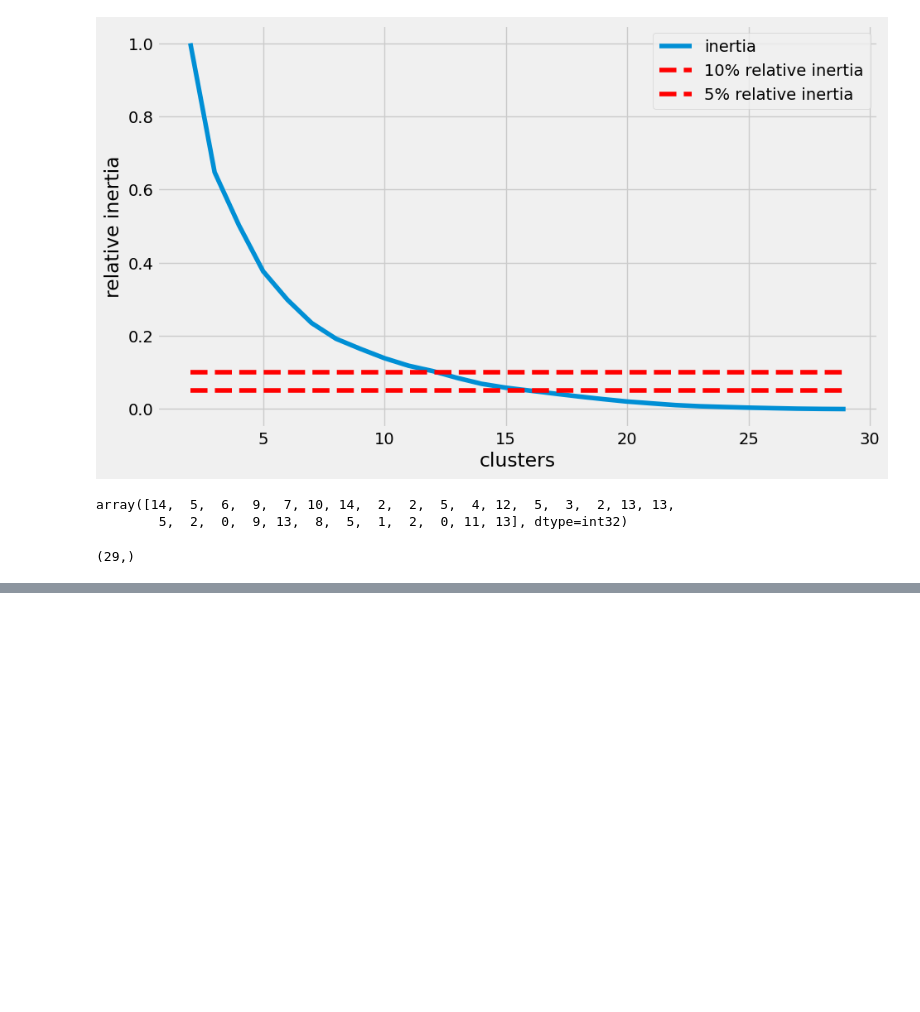
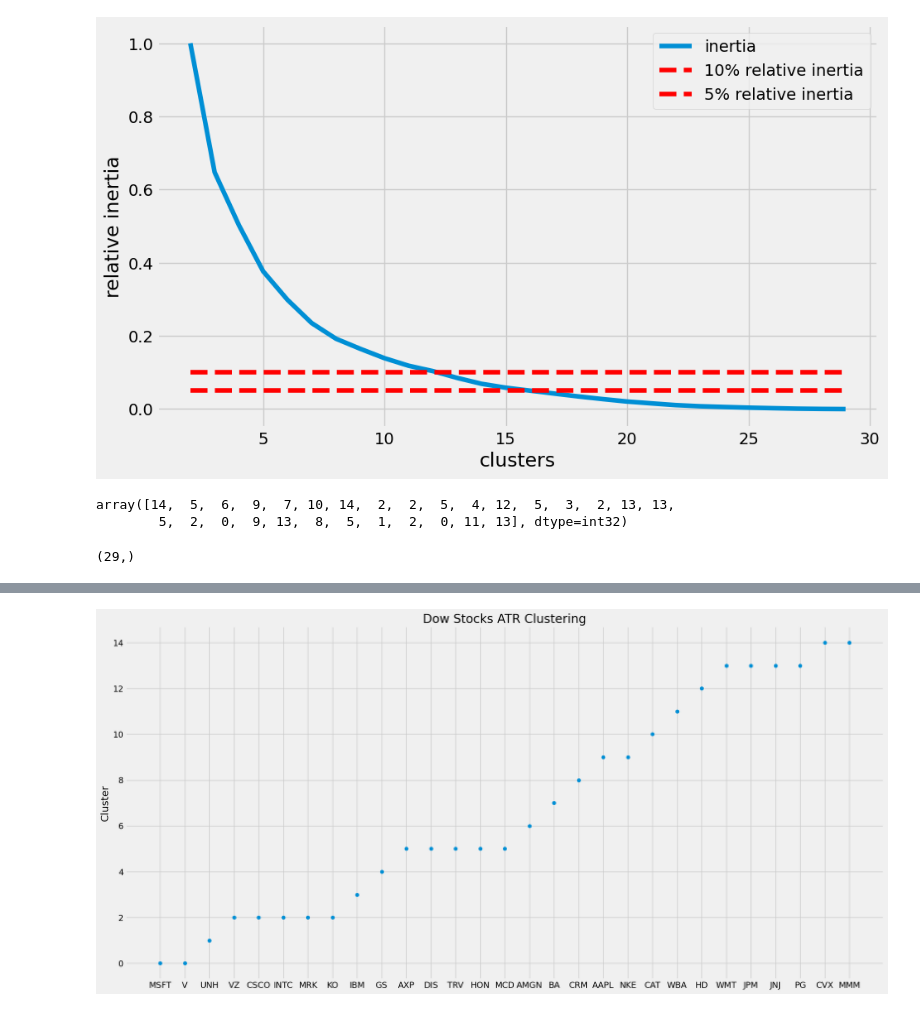
Before and after one commit to robonesky/oreilly, a Jupyter notebook: RM Lab Notes 12 202301 cohort.ipynb, the cells around one changed output, grey strips where cells are left out. Cells and saved outputs as stored; diff of their text form; code cells hidden in the pictures; blank space fills up the shorter version.

```diff
--- a/RM Lab Notes 12 202301 cohort.ipynb
+++ b/RM Lab Notes 12 202301 cohort.ipynb
@@ -360,0 +381,15 @@ labels.shape
+# %%
+companies = stock_atr.columns
+
+companies_name = dow_company_name
+companies_name.remove('Dow')
+
+df = pd.DataFrame({'Cluster': labels,
+                    'Companies Name': companies_name,
+                    'Companies': companies,
+                    'ATR': weekly_atr.mean(axis=1),
+                    'CHG': weekly_ret.mean(axis=1)}
+                  ).sort_values(by=['Cluster'], axis = 0)
+
+df = df.reset_index(drop=True)
+df
@@ -360,0 +414,15 @@ labels.shape
+# %%
+# So here, we've been able to identify companies that have similar volatility characteristics
+# and grouped them together!
+
+# now plot it nicely:
+
+
+
+plt.figure(figsize=(20,10))
+plt.scatter(df.Companies, df.Cluster)
+# plt.xlabel('Stocks')
+plt.ylabel('Cluster')
+plt.title('Dow Stocks ATR Clustering');
+# %% [output]
+[figure, added]
```
Also changed, not shown: parts of 6 cells of this notebook.
